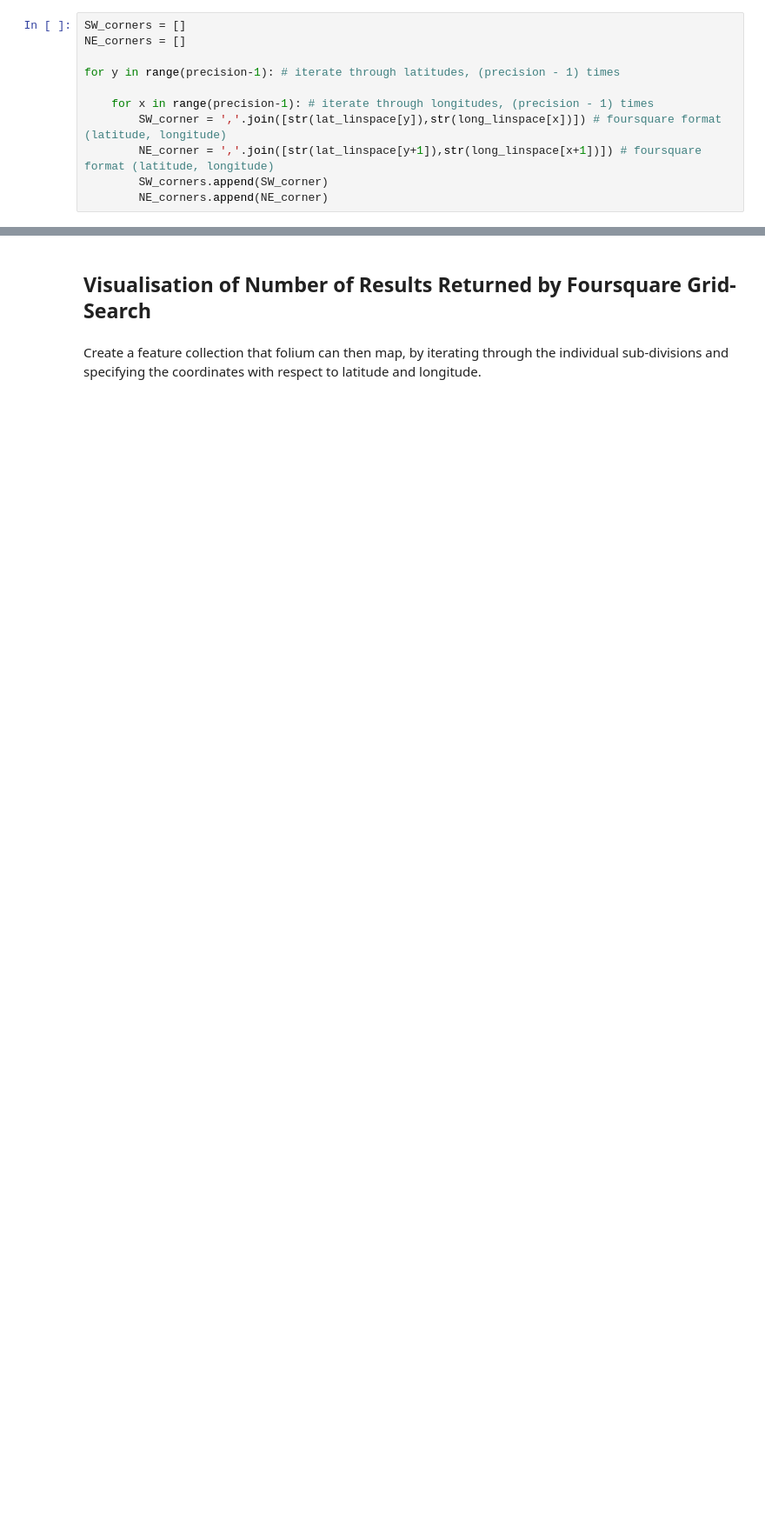
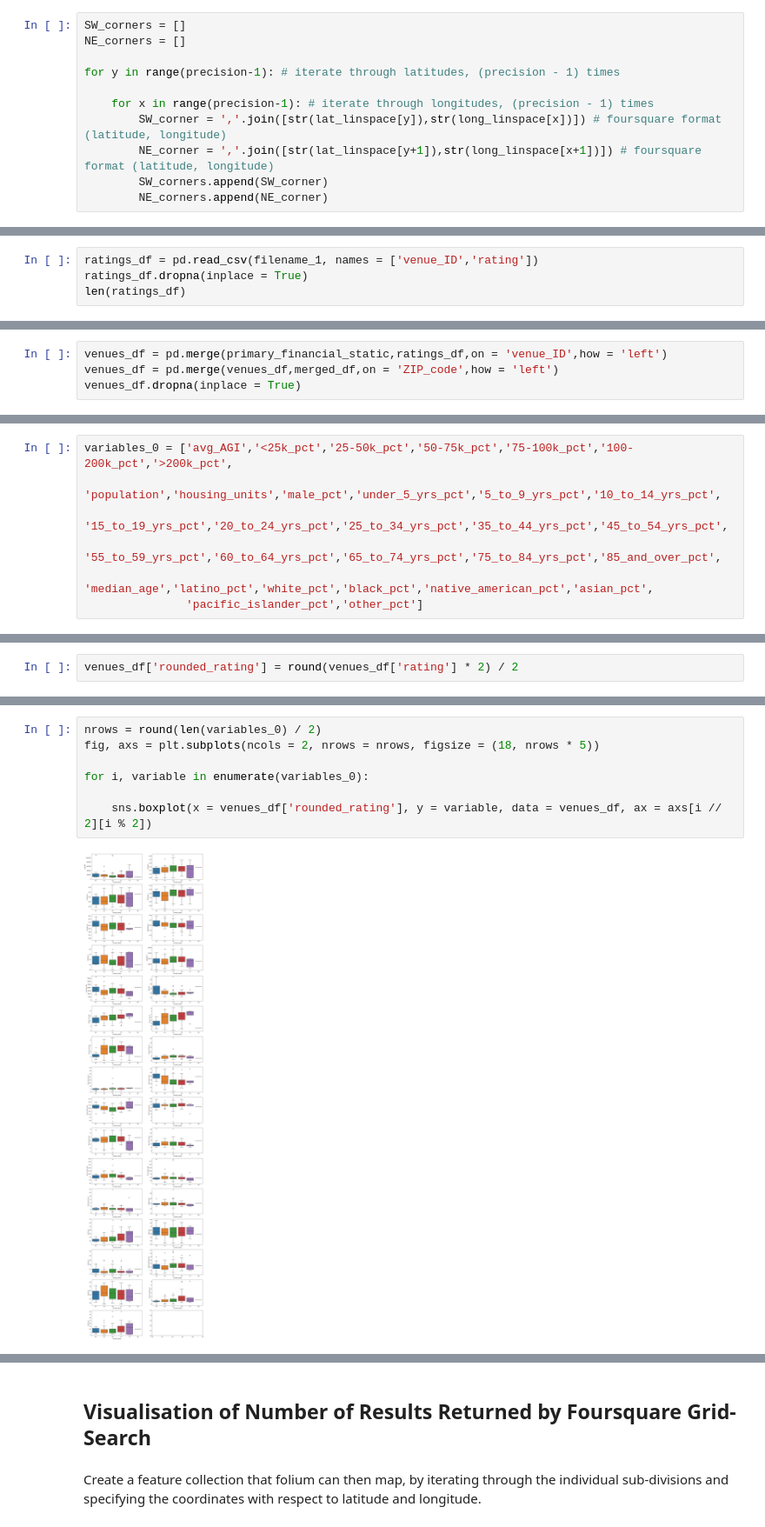
Before and after one commit to juliandarby/assignment, a Jupyter notebook: Capstone - Financial Access in the Bay.ipynb, the cells around one changed output, grey strips where cells are left out. Shown at 87% size. Cells and saved outputs as stored; diff of their text form; blank space fills up the shorter version.

```diff
--- a/Capstone - Financial Access in the Bay.ipynb
+++ b/Capstone - Financial Access in the Bay.ipynb
@@ -390,0 +638,4 @@ primary_financial.head()
+# %%
+ratings_df = pd.read_csv(filename_1, names = ['venue_ID','rating'])
+ratings_df.dropna(inplace = True)
+len(ratings_df)
@@ -390,0 +666,4 @@ primary_financial.head()
+# %%
+venues_df = pd.merge(primary_financial_static,ratings_df,on = 'venue_ID',how = 'left')
+venues_df = pd.merge(venues_df,merged_df,on = 'ZIP_code',how = 'left')
+venues_df.dropna(inplace = True)
@@ -390,0 +672,7 @@ primary_financial.head()
+# %%
+variables_0 = ['avg_AGI','<25k_pct','25-50k_pct','50-75k_pct','75-100k_pct','100-200k_pct','>200k_pct',
+               'population','housing_units','male_pct','under_5_yrs_pct','5_to_9_yrs_pct','10_to_14_yrs_pct',
+               '15_to_19_yrs_pct','20_to_24_yrs_pct','25_to_34_yrs_pct','35_to_44_yrs_pct','45_to_54_yrs_pct',
+               '55_to_59_yrs_pct','60_to_64_yrs_pct','65_to_74_yrs_pct','75_to_84_yrs_pct','85_and_over_pct',
+               'median_age','latino_pct','white_pct','black_pct','native_american_pct','asian_pct',
+               'pacific_islander_pct','other_pct']
@@ -390,0 +681,2 @@ primary_financial.head()
+# %%
+venues_df['rounded_rating'] = round(venues_df['rating'] * 2) / 2
@@ -390,0 +685,9 @@ primary_financial.head()
+# %%
+nrows = round(len(variables_0) / 2)
+fig, axs = plt.subplots(ncols = 2, nrows = nrows, figsize = (18, nrows * 5))
+
+for i, variable in enumerate(variables_0):
+
+    sns.boxplot(x = venues_df['rounded_rating'], y = variable, data = venues_df, ax = axs[i // 2][i % 2])
+# %% [output]
+[figure, added]
```
Also changed, not shown: parts of 106 cells of this notebook.
